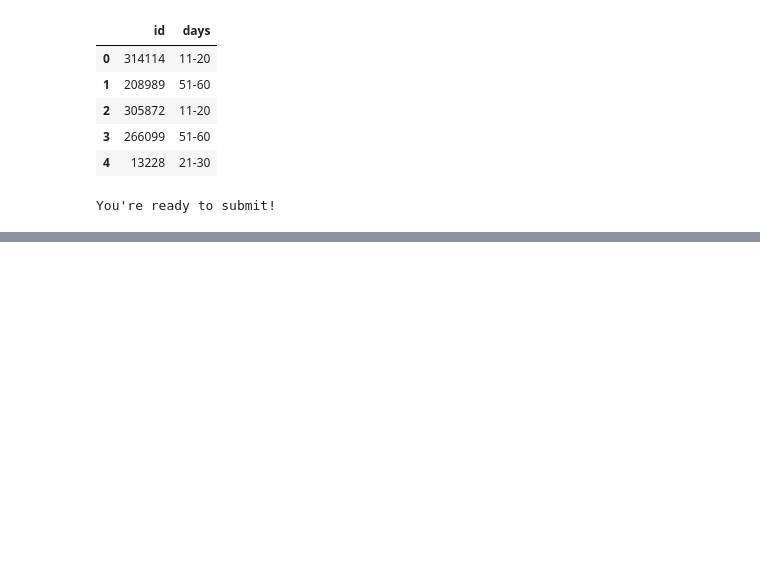
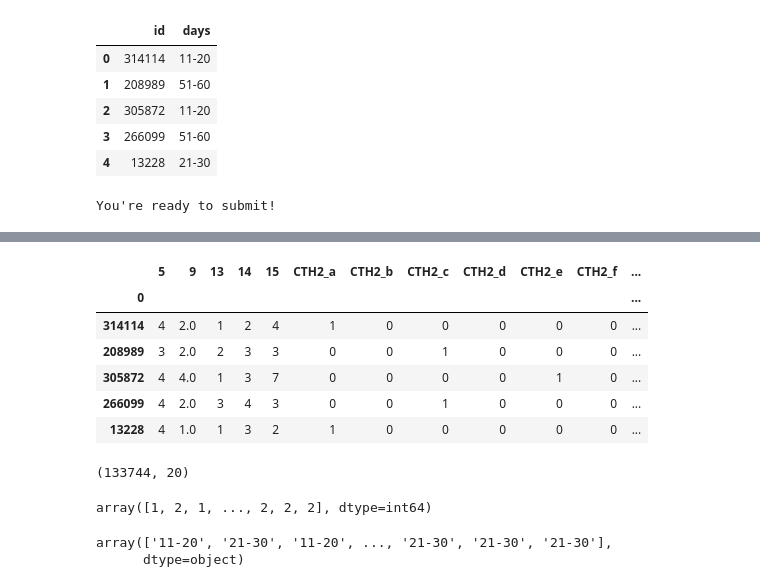
Before and after one commit to leo90rc/Leonardo.DataScience, a Jupyter notebook: Competicion_Kaggle/how-long-would-you-stay-data-ft-apr-2021/HowLongWouldYouStay.ipynb, the cells around one changed output, grey strips where cells are left out. Saved outputs shown, nothing was run; the diff lists cells and outputs as text; code cells hidden in the pictures; blank space fills up the shorter version.

Commit message:
Competicion Kaggle Hospital

```diff
--- a/Competicion_Kaggle/how-long-would-you-stay-data-ft-apr-2021/HowLongWouldYouStay.ipynb
+++ b/Competicion_Kaggle/how-long-would-you-stay-data-ft-apr-2021/HowLongWouldYouStay.ipynb
@@ -1160,0 +1492,3 @@ You're ready to submit!
+# %%
+dftest_2 = pd.read_csv('data/hospital_test.csv')
+dftest_2.head()
@@ -1160,0 +1502,35 @@ You're ready to submit!
+# %%
+dftest_2.loc[:,'9'].fillna(dftest_2.loc[:,'9'].mode()[0], inplace = True)
+dummies_CTH2_test_2 = pd.get_dummies(dftest_2.loc[:,'2'], prefix='CTH2')
+dummies_DEP6_test_2 = pd.get_dummies(dftest_2.loc[:,'6'], prefix='DEP6')
+dummies_TA12_test_2 = pd.get_dummies(dftest_2.loc[:,'12'], prefix='TA12')
+#-----------------------------------------------------------------------
+condicion = [(dftest_2.loc[:,'13'] == 'Minor'),
+    (dftest_2.loc[:,'13'] == 'Moderate'),
+    (dftest_2.loc[:,'13'] == 'Extreme')]
+encoding = [1, 2, 3]
+dftest_2.loc[:,'13'] = np.select(condicion, encoding)
+#-----------------------------------------------------------------------
+le15_test_2 = LabelEncoder()
+dftest_2.loc[:,'15'] = le15_test_2.fit_transform(dftest_2.loc[:,'15'])
+#-----------------------------------------------------------------------
+dftest_opcion2 = pd.concat([dftest_2, dummies_CTH2_test_2, dummies_DEP6_test_2, dummies_TA12_test_2], axis = 1)
+#-----------------------------------------------------------------------
+dftest_opcion2 = dftest_opcion2.drop(['1', '2', '3', '4', '6', '7', '8', '10', '11', '12', '16'], axis=1)
+#-----------------------------------------------------------------------
+dftest_opcion2.set_index('0', inplace=True)
+# %%
+dftest_opcion2.head()
+# %% [output]
+|  | 5 | 9 | 13 | 14 | 15 | CTH2_a | CTH2_b | CTH2_c | CTH2_d | CTH2_e | CTH2_f | ... |
+| 0 |  |  |  |  |  |  |  |  |  |  |  | ... |
+| 314114 | 4 | 2.0 | 1 | 2 | 4 | 1 | 0 | 0 | 0 | 0 | 0 | ... |
+| 208989 | 3 | 2.0 | 2 | 3 | 3 | 0 | 0 | 1 | 0 | 0 | 0 | ... |
+| 305872 | 4 | 4.0 | 1 | 3 | 7 | 0 | 0 | 0 | 0 | 1 | 0 | ... |
+| 266099 | 4 | 2.0 | 3 | 4 | 3 | 0 | 0 | 1 | 0 | 0 | 0 | ... |
+| 13228 | 4 | 1.0 | 1 | 3 | 2 | 1 | 0 | 0 | 0 | 0 | 0 | ... |
+# %%
+x_conjunto_test = np.array(dftest_opcion2)
+x_conjunto_test.shape
+# %% [output]
+(133744, 20)
@@ -1160,0 +1539,4 @@ You're ready to submit!
+# %%
+y_prediccion_submit
+# %% [output]
+array([1, 2, 1, ..., 2, 2, 2], dtype=int64)
@@ -1160,0 +1545,5 @@ You're ready to submit!
+# %%
+y_submit
+# %% [output]
+array(['11-20', '21-30', '11-20', ..., '21-30', '21-30', '21-30'],
+      dtype=object)
```
Also changed, not shown: parts of 92 cells of this notebook, 7 other files.
